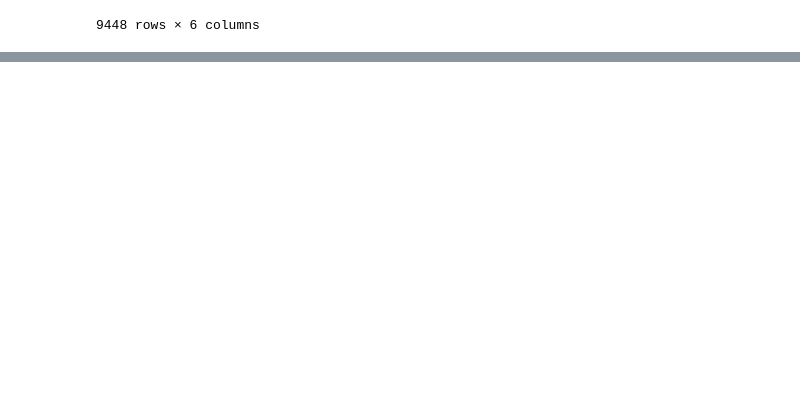
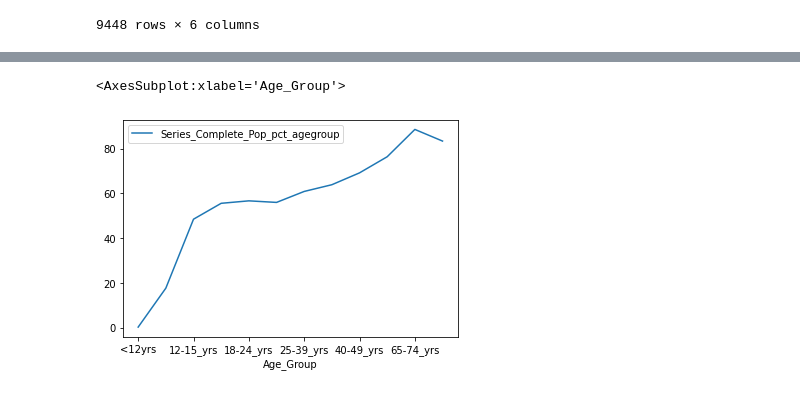
Before and after one commit to stevenptran/Covid-MQP, a Jupyter notebook: MQPTesting.ipynb, the cells around one changed output, grey strips where cells are left out. Drawn from its saved outputs; the diff is of its cells as text; code cells hidden in the pictures; blank space fills up the shorter version.

Commit message:
Sliced age strings

```diff
--- a/MQPTesting.ipynb
+++ b/MQPTesting.ipynb
@@ -38,3 +38,12 @@ covid.head(18)
 | 15 | 11/17/2021 12:00:00 AM | Race_eth_Hispanic | 24501092 | 21750585 | 46.9 | ... |
 | 16 | 11/17/2021 12:00:00 AM | Race_eth_known | 143591924 | 129478421 | 0.0 | ... |
 | 17 | 11/17/2021 12:00:00 AM | Race_eth_NHAIAN | 1410970 | 1187796 | 60.3 | ... |
+# %%
+covid_age = covid.iloc[3:15]
+covid_age = covid_age.reset_index(drop=True)
+
+
+s = covid_age['Demographic_category'].str.slice(start=5)
+covid_age['Age_Group'] = s
+
+covid_age
@@ -40,0 +64,5 @@ covid.head(18)
+# %%
+covid_age.plot( x = 'Age_Group', y = 'Series_Complete_Pop_pct_agegroup')
+# %% [output]
+<AxesSubplot:xlabel='Age_Group'>
+[figure, added]
```
Also changed, not shown: parts of 1 cell of this notebook.
